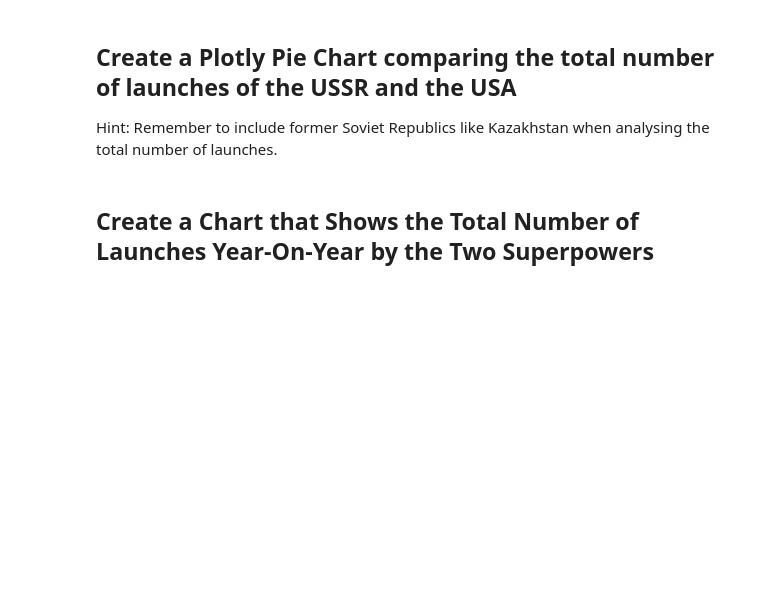
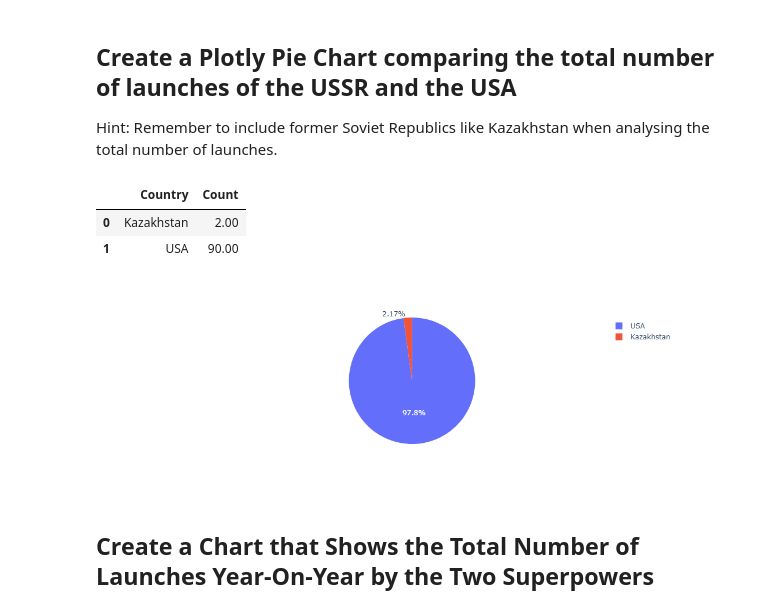
Before and after one commit to Bill-khk/Data-analysis, a Jupyter notebook: SpaceMissions/data/Space_Missions_Analysis.ipynb, the cells around one changed output. Cells and saved outputs as stored; diff of their text form; code cells hidden in the pictures; blank space fills up the shorter version.

```diff
--- a/SpaceMissions/data/Space_Missions_Analysis.ipynb
+++ b/SpaceMissions/data/Space_Missions_Analysis.ipynb
@@ -871,5 +908,18 @@ for country in cold_war_g['Country']:
 ## Create a Plotly Pie Chart comparing the total number of launches of the USSR and the USA
 
 Hint: Remember to include former Soviet Republics like Kazakhstan when analysing the total number of launches.
+# %%
+cw_pie = cold_war_g.sum().reset_index()
+cw_pie.rename(columns={cw_pie.columns[1]: 'Count'}, inplace=True)
+cw_pie
+# %% [output]
+|  | Country | Count |
+| 0 | Kazakhstan | 2.00 |
+| 1 | USA | 90.00 |
+# %%
+fig = px.pie(cw_pie, names='Country', values='Count')
+fig.show()
+# %% [output]
+[figure, added]
 # %% [markdown]
 ## Create a Chart that Shows the Total Number of Launches Year-On-Year by the Two Superpowers
```
Also changed, not shown: parts of 21 cells of this notebook.
